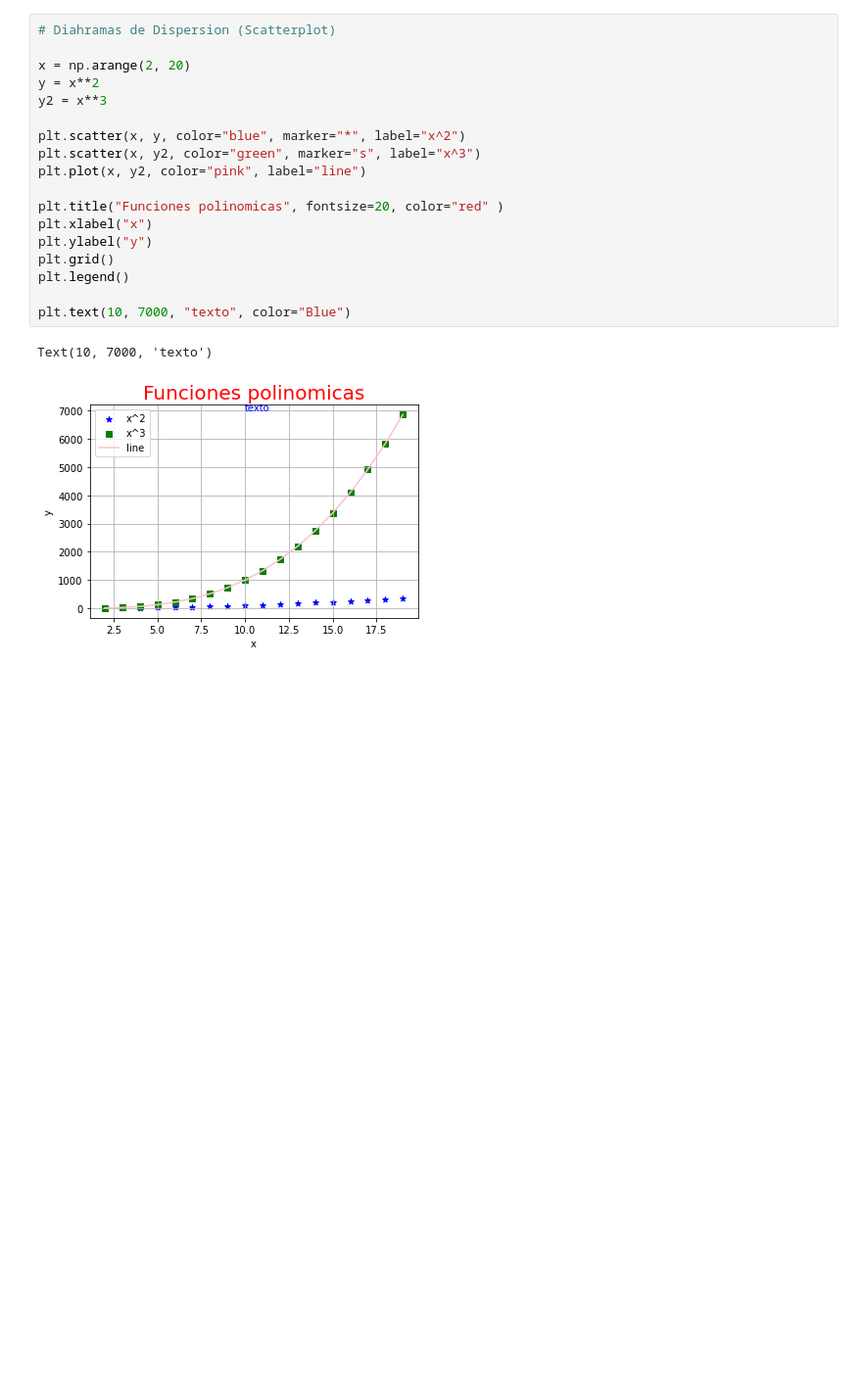
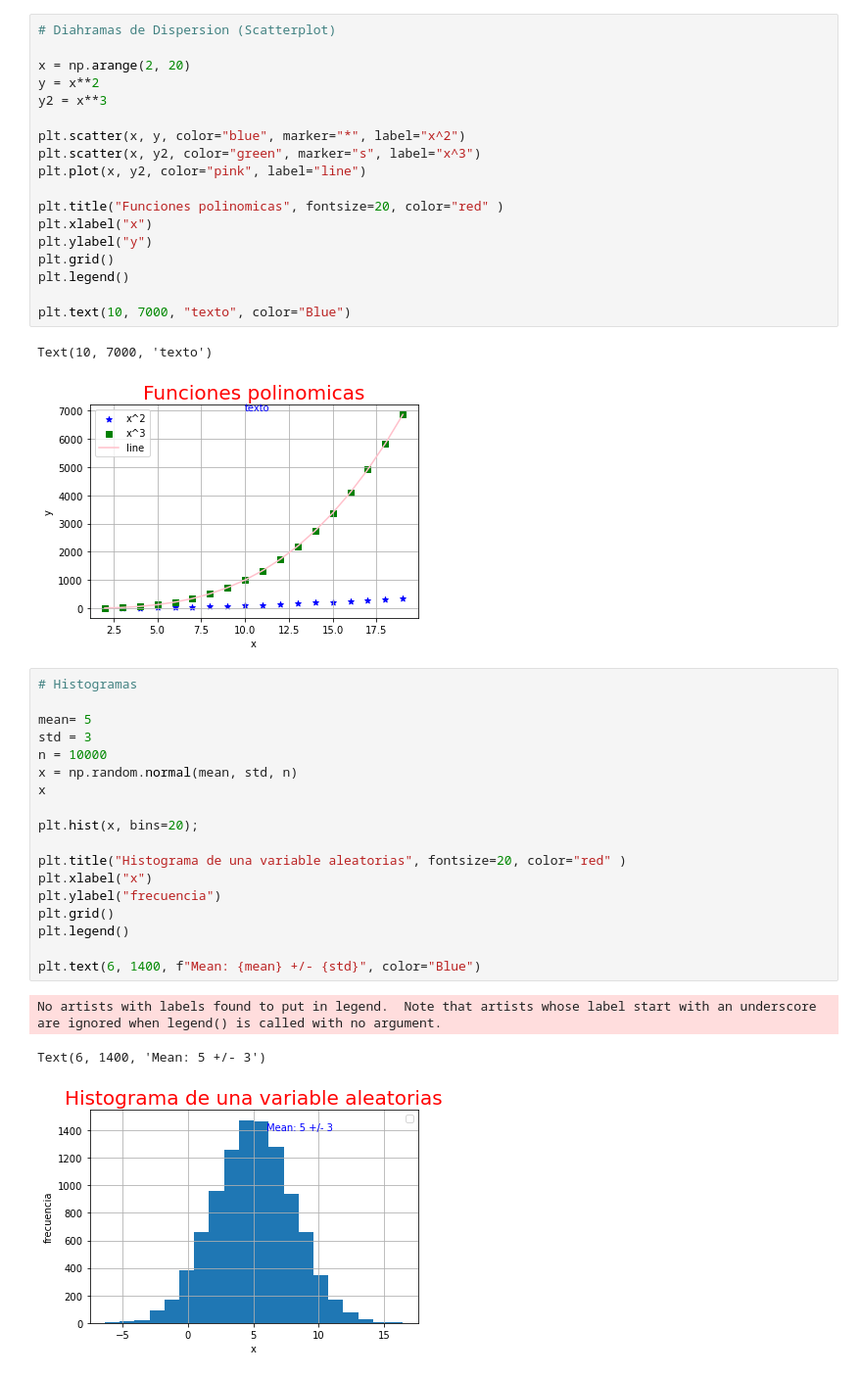
Before and after one commit to JennEstefa/BigData1, a Jupyter notebook: Notebook/04.Jenny_Visualizacion_Datos.ipynb, the cells around one changed output. Shown: that part at 98% size. Saved outputs shown, nothing was run; the diff lists cells and outputs as text; blank space fills up the shorter version.

Commit message:
Crea un scatter plot Crear histogramas, boxplots, bar plots

```diff
--- a/Notebook/04.Jenny_Visualizacion_Datos.ipynb
+++ b/Notebook/04.Jenny_Visualizacion_Datos.ipynb
@@ -43,3 +43,25 @@ plt.text(10, 7000, "texto", color="Blue")
 # %% [output]
 Text(10, 7000, 'texto')
 [figure]
+# %%
+# Histogramas
+
+mean= 5
+std = 3
+n = 10000
+x = np.random.normal(mean, std, n)
+x
+
+plt.hist(x, bins=20);
+
+plt.title("Histograma de una variable aleatorias", fontsize=20, color="red" )
+plt.xlabel("x")
+plt.ylabel("frecuencia")
+plt.grid()
+plt.legend()
+
+plt.text(6, 1400, f"Mean: {mean} +/- {std}", color="Blue")
+# %% [output]
+No artists with labels found to put in legend.  Note that artists whose label start with an underscore are ignored when legend() is called with no argument.
+Text(6, 1400, 'Mean: 5 +/- 3')
+[figure, added]
```
Also changed, not shown: parts of 5 cells of this notebook.
